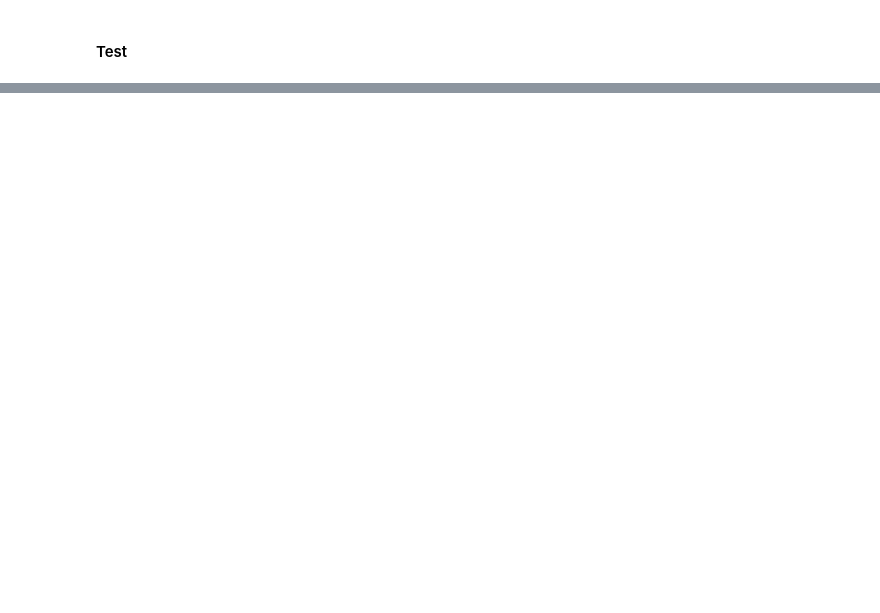
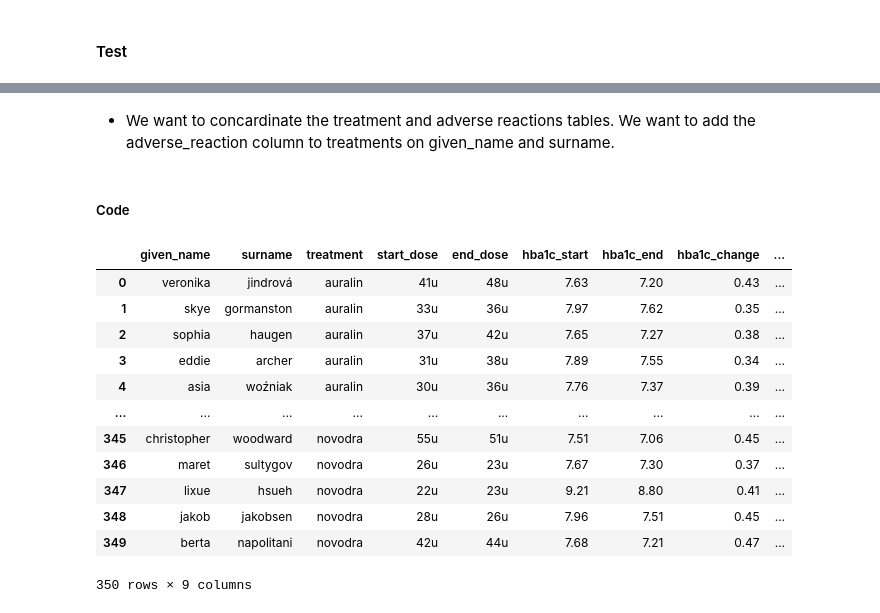
Before and after one commit to KarinWiberg/uc_dataanalytics_data_wrangling, a Jupyter notebook: data_assessment_cleaning_classes.ipynb, the cells around one changed output, grey strips where cells are left out. Saved outputs shown, nothing was run; the diff lists cells and outputs as text; code cells hidden in the pictures; blank space fills up the shorter version.

```diff
--- a/data_assessment_cleaning_classes.ipynb
+++ b/data_assessment_cleaning_classes.ipynb
@@ -562,0 +667,20 @@ test.head()
+# %% [markdown]
+- We want to concardinate the treatment and adverse reactions tables. We want to add the adverse_reaction column to treatments on given_name and surname.
+# %% [markdown]
+##### Code
+# %%
+treatments_clean = treatments_clean.merge(adverse_reactions_clean, how = 'left', on = ['given_name', 'surname'])
+# %% [output]
+|  | given_name | surname | treatment | start_dose | end_dose | hba1c_start | hba1c_end | hba1c_change | ... |
+| 0 | veronika | jindrová | auralin | 41u | 48u | 7.63 | 7.20 | 0.43 | ... |
+| 1 | skye | gormanston | auralin | 33u | 36u | 7.97 | 7.62 | 0.35 | ... |
+| 2 | sophia | haugen | auralin | 37u | 42u | 7.65 | 7.27 | 0.38 | ... |
+| 3 | eddie | archer | auralin | 31u | 38u | 7.89 | 7.55 | 0.34 | ... |
+| 4 | asia | woźniak | auralin | 30u | 36u | 7.76 | 7.37 | 0.39 | ... |
+| ... | ... | ... | ... | ... | ... | ... | ... | ... | ... |
+| 345 | christopher | woodward | novodra | 55u | 51u | 7.51 | 7.06 | 0.45 | ... |
+| 346 | maret | sultygov | novodra | 26u | 23u | 7.67 | 7.30 | 0.37 | ... |
+| 347 | lixue | hsueh | novodra | 22u | 23u | 9.21 | 8.80 | 0.41 | ... |
+| 348 | jakob | jakobsen | novodra | 28u | 26u | 7.96 | 7.51 | 0.45 | ... |
+| 349 | berta | napolitani | novodra | 42u | 44u | 7.68 | 7.21 | 0.47 | ... |
+350 rows × 9 columns
```
Also changed, not shown: parts of 40 cells of this notebook.
